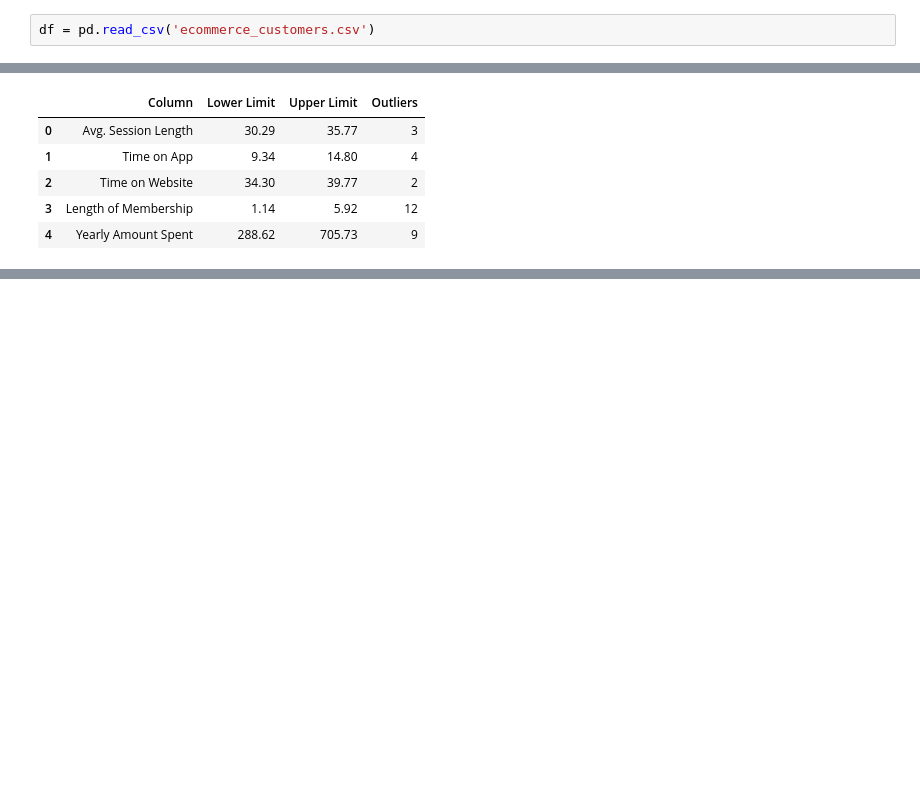
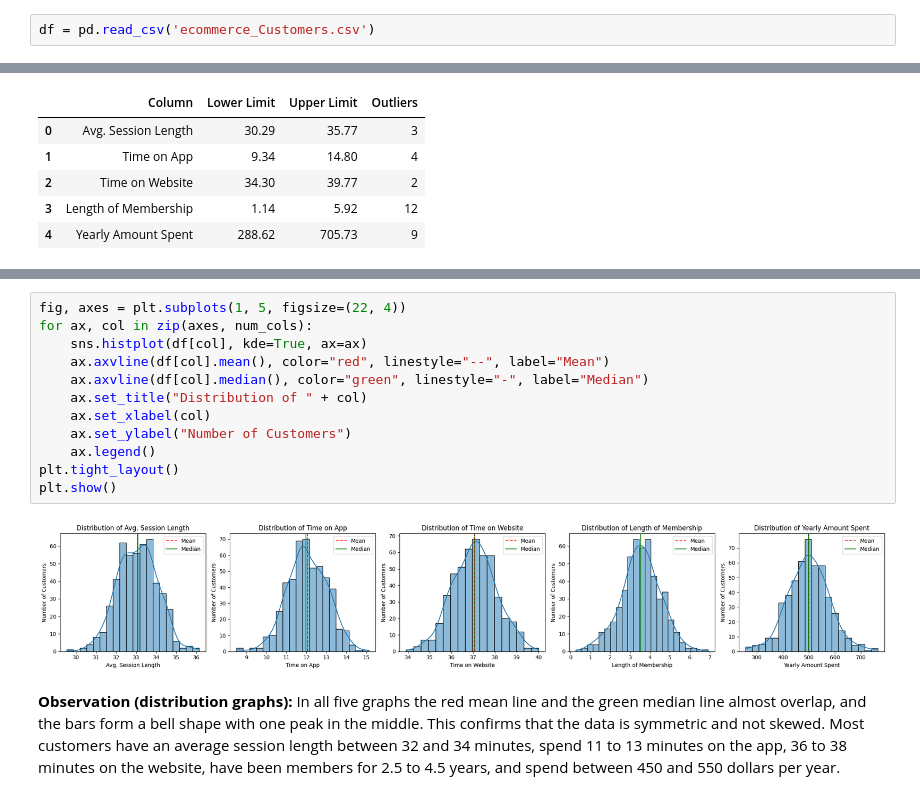
Before and after one commit to syeda-bisma05/ecommerce-customer-eda, a Jupyter notebook: ecommerce_analysis.ipynb, the cells around one changed output, grey strips where cells are left out. Saved outputs shown, nothing was run; the diff lists cells and outputs as text; blank space fills up the shorter version.

```diff
--- a/ecommerce_analysis.ipynb
+++ b/ecommerce_analysis.ipynb
@@ -32,7 +36,7 @@ import plotly.express as px
 ## Step 1: Basic Analysis
 Here we check the shape, column names, data types and a summary of the data.
 # %%
-df = pd.read_csv('ecommerce_customers.csv')
+df = pd.read_csv('ecommerce_Customers.csv')
 # %%
 df.shape
 # %% [output]
@@ -180,0 +203,16 @@ iqr_table
+# %%
+fig, axes = plt.subplots(1, 5, figsize=(22, 4))
+for ax, col in zip(axes, num_cols):
+    sns.histplot(df[col], kde=True, ax=ax)
+    ax.axvline(df[col].mean(), color="red", linestyle="--", label="Mean")
+    ax.axvline(df[col].median(), color="green", linestyle="-", label="Median")
+    ax.set_title("Distribution of " + col)
+    ax.set_xlabel(col)
+    ax.set_ylabel("Number of Customers")
+    ax.legend()
+plt.tight_layout()
+plt.show()
+# %% [output]
+[figure, added]
+# %% [markdown]
+**Observation (distribution graphs):** In all five graphs the red mean line and the green median line almost overlap, and the bars form a bell shape with one peak in the middle. This confirms that the data is symmetric and not skewed. Most customers have an average session length between 32 and 34 minutes, spend 11 to 13 minutes on the app, 36 to 38 minutes on the website, have been members for 2.5 to 4.5 years, and spend between 450 and 550 dollars per year.
```
Also changed, not shown: parts of 6 cells of this notebook.
